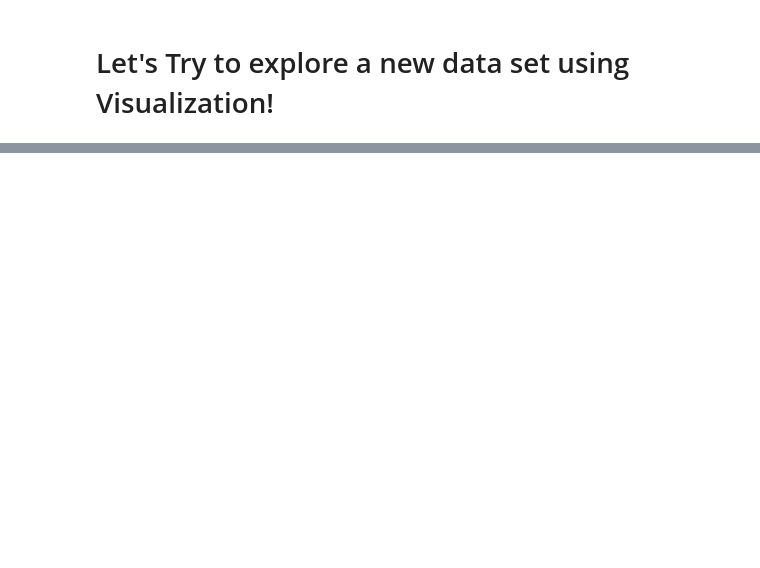
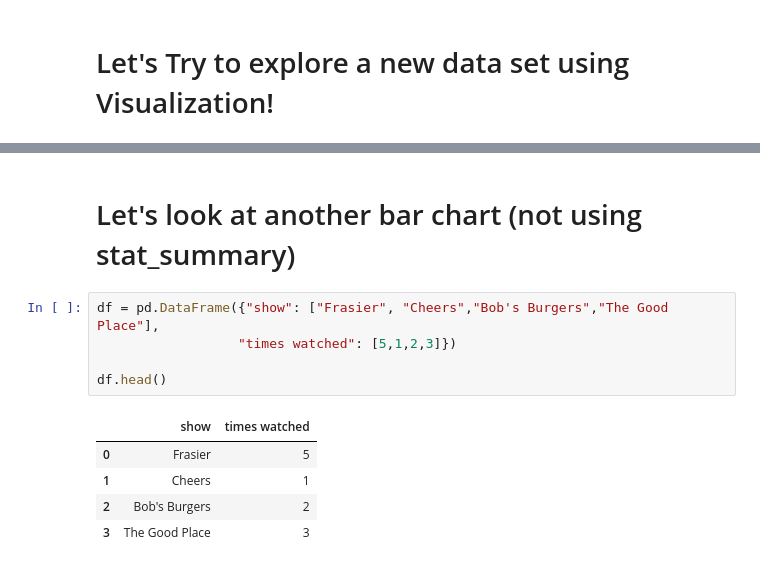
Before and after one commit to chelseaparlett/CPSC392ParlettPelleriti, a Jupyter notebook: InClass/LectureNotebooks/Visualization I--Class 4.ipynb, the cells around one changed output, grey strips where cells are left out. Cells and saved outputs as stored; diff of their text form; blank space fills up the shorter version.

```diff
--- a/InClass/LectureNotebooks/Visualization I--Class 4.ipynb
+++ b/InClass/LectureNotebooks/Visualization I--Class 4.ipynb
@@ -193,0 +210,13 @@ facet_wrap("~mfr") + theme_bw())
+# %% [markdown]
+# Let's look at another bar chart (not using stat_summary)
+# %%
+df = pd.DataFrame({"show": ["Frasier", "Cheers","Bob's Burgers","The Good Place"],
+                  "times watched": [5,1,2,3]})
+
+df.head()
+# %% [output]
+|  | show | times watched |
+| 0 | Frasier | 5 |
+| 1 | Cheers | 1 |
+| 2 | Bob's Burgers | 2 |
+| 3 | The Good Place | 3 |
```
Also changed, not shown: parts of 23 cells of this notebook.
